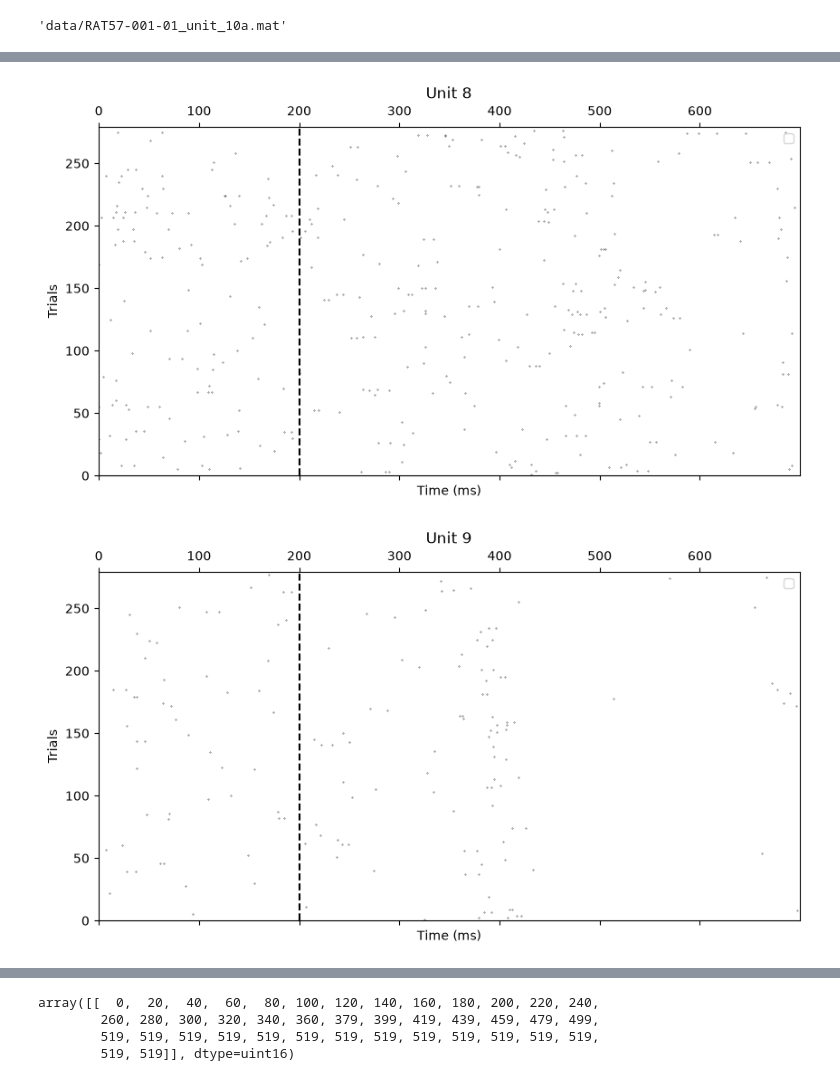
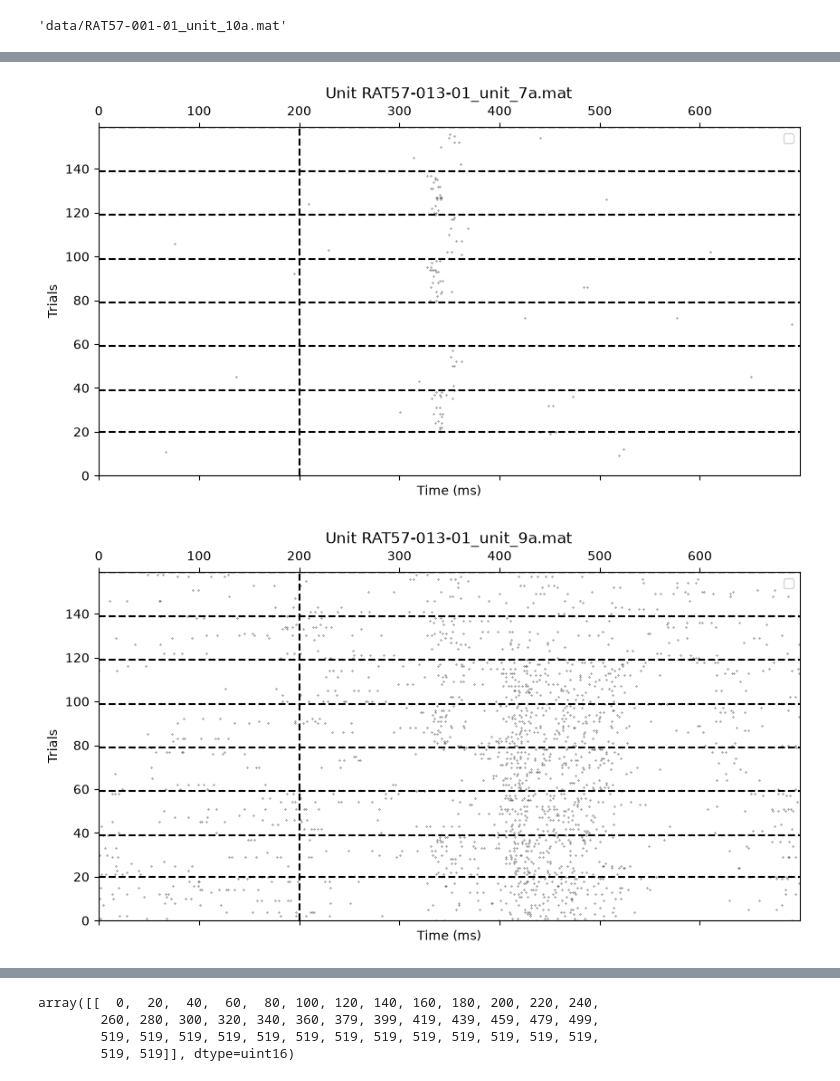
Before and after one commit to nicolascatz/DA3_APC_SU_2026, a Jupyter notebook: Scripts/APC_SU_Open_and_start.ipynb, the cells around one changed output, grey strips where cells are left out. Saved outputs shown, nothing was run; the diff lists cells and outputs as text; code cells hidden in the pictures.

```diff
--- a/Scripts/APC_SU_Open_and_start.ipynb
+++ b/Scripts/APC_SU_Open_and_start.ipynb
@@ -16,7 +16,7 @@ listdir=os.listdir('data')
 # %% [output]
 'data/RAT57-001-01_unit_10a.mat'
 # %%
-for i in range(10): #range(len(listdir)):
+for i in range(90,100): #range(len(listdir)):
     data=loadmat('data/'+ listdir[i])
     data.keys()
     su=data['single_unit_aligned_sorted']
@@ -26,7 +26,7 @@ for i in range(10): #range(len(listdir)):
 
     fig,ax=plt.subplots(figsize=(10,5))
     ax.spy(su[:,:700], markersize=0.5,aspect='auto',color='k',marker='.')
-    ax.set_title(f'Unit {i+1}')
+    ax.set_title(f'Unit {listdir[i]}')
     ax.set_xlabel('Time (ms)')
     ax.set_ylabel('Trials')
     ax.legend()
@@ -36,5 +36,7 @@ for i in range(10): #range(len(listdir)):
     ax.grid(True, color='white', linestyle='-', linewidth=0.5)
     ax.set_axisbelow(True)
     ax.axvline(x=200, color='k', linestyle='--', label='Stimulus Onset')
+    for t in range(1,len(N_cond)):
+        ax.axhline(y=N_cond[t], color='k', linestyle='--', label='Condition Boundary')
     plt.show()
 # %% [output]
@@ -48,2 +50,2 @@ for i in range(10): #range(len(listdir)):
-[figure, old version]
+[figure, new version]
-[figure, old version]
+[figure, new version]
```
Also changed, not shown: parts of 1 cell of this notebook.
